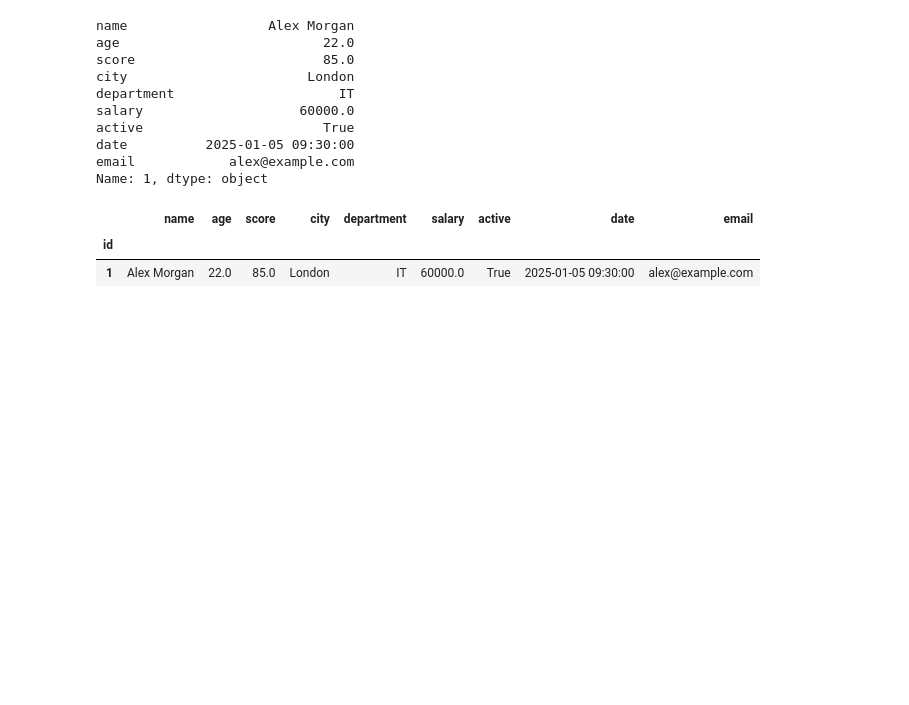
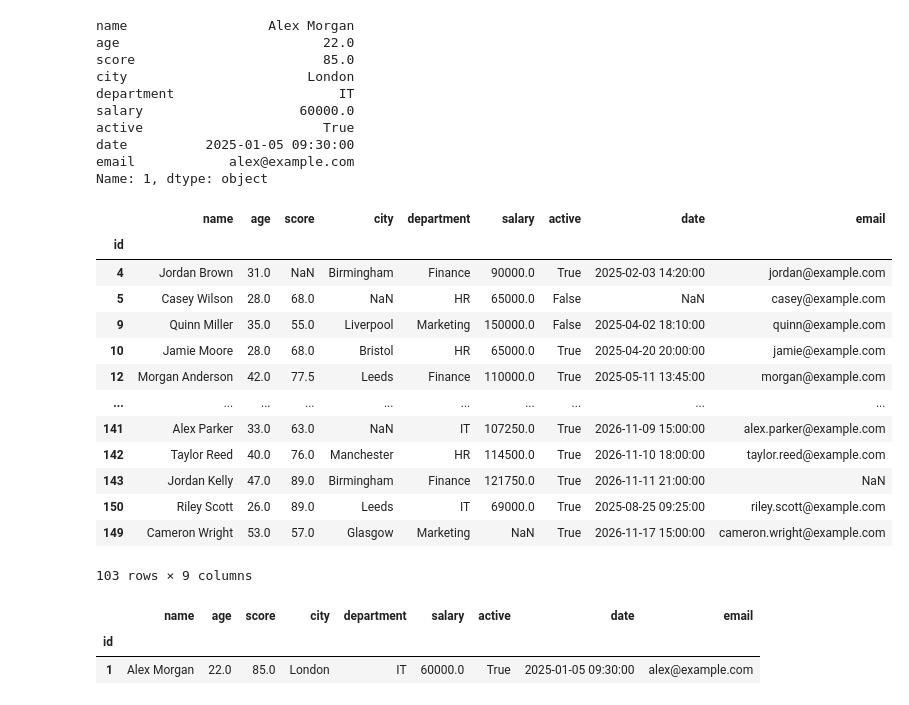
Before and after one commit to zaibgray/pandas, a Jupyter notebook: pandas.ipynb, the cells around one changed output. Saved outputs shown, nothing was run; the diff lists cells and outputs as text; code cells hidden in the pictures; blank space fills up the shorter version.

```diff
--- a/pandas.ipynb
+++ b/pandas.ipynb
@@ -1920,6 +1920,23 @@ active                       True
 date          2025-01-05 09:30:00
 email            alex@example.com
 Name: 1, dtype: object
+# %%
+employees.loc[employees["age"] > 25]
+# %% [output]
+|  | name | age | score | city | department | salary | active | date | email |
+| id |  |  |  |  |  |  |  |  |  |
+| 4 | Jordan Brown | 31.0 | NaN | Birmingham | Finance | 90000.0 | True | 2025-02-03 14:20:00 | jordan@example.com |
+| 5 | Casey Wilson | 28.0 | 68.0 | NaN | HR | 65000.0 | False | NaN | casey@example.com |
+| 9 | Quinn Miller | 35.0 | 55.0 | Liverpool | Marketing | 150000.0 | False | 2025-04-02 18:10:00 | quinn@example.com |
+| 10 | Jamie Moore | 28.0 | 68.0 | Bristol | HR | 65000.0 | True | 2025-04-20 20:00:00 | jamie@example.com |
+| 12 | Morgan Anderson | 42.0 | 77.5 | Leeds | Finance | 110000.0 | True | 2025-05-11 13:45:00 | morgan@example.com |
+| ... | ... | ... | ... | ... | ... | ... | ... | ... | ... |
+| 141 | Alex Parker | 33.0 | 63.0 | NaN | IT | 107250.0 | True | 2026-11-09 15:00:00 | alex.parker@example.com |
+| 142 | Taylor Reed | 40.0 | 76.0 | Manchester | HR | 114500.0 | True | 2026-11-10 18:00:00 | taylor.reed@example.com |
+| 143 | Jordan Kelly | 47.0 | 89.0 | Birmingham | Finance | 121750.0 | True | 2026-11-11 21:00:00 | NaN |
+| 150 | Riley Scott | 26.0 | 89.0 | Leeds | IT | 69000.0 | True | 2025-08-25 09:25:00 | riley.scott@example.com |
+| 149 | Cameron Wright | 53.0 | 57.0 | Glasgow | Marketing | NaN | True | 2026-11-17 15:00:00 | cameron.wright@example.com |
+103 rows × 9 columns
 # %%
 # iloc - finding with index
 employees.iloc[0]
```
Also changed, not shown: parts of 2 cells of this notebook.
